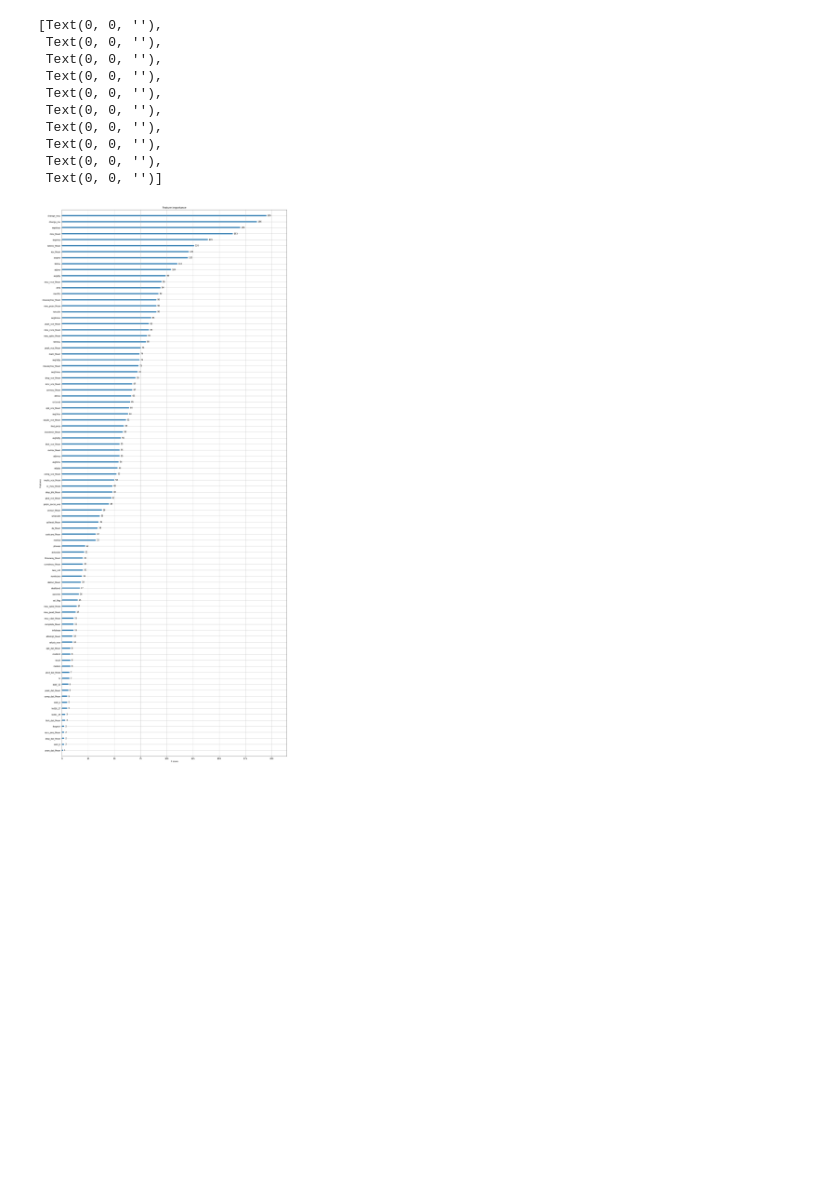
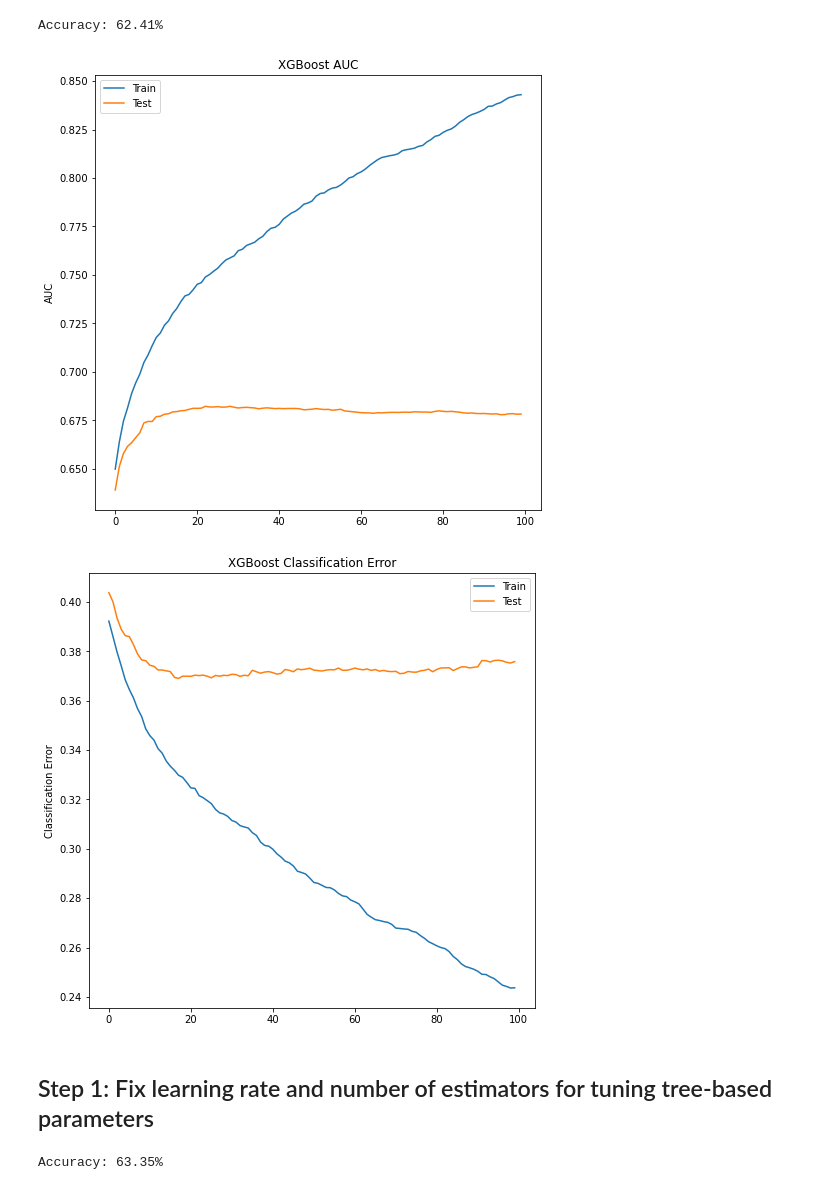
Before and after one commit to Jheel-patel/Predicting-Customer-Churn, a Jupyter notebook: Optimizing XGBoost.ipynb, the cells around one changed output. Saved outputs shown, nothing was run; the diff lists cells and outputs as text; code cells hidden in the pictures; blank space fills up the shorter version.

```diff
--- a/Optimizing XGBoost.ipynb
+++ b/Optimizing XGBoost.ipynb
@@ -163,29 +99,41 @@ plt.show()
-# %%
-# create dict to use later
-myfeatures = X_train.columns
-dict_features = dict(enumerate(myfeatures))
-
-# feat importance with names f1,f2,...
-axsub = xgb.plot_importance(final_gb )
-
-# get the original names back
-Text_yticklabels = list(axsub.get_yticklabels())
-dict_features = dict(enumerate(myfeatures))
-lst_yticklabels = [ Text_yticklabels[i].get_text().lstrip('f') for i in range(len(Text_yticklabels))]
-lst_yticklabels = [ dict_features[int(i)] for i in lst_yticklabels]
-
-axsub.set_yticklabels(lst_yticklabels)
-print(dict_features)
-plt.show()
-# %% [output]
-[Text(0, 0, ''),
- Text(0, 0, ''),
- Text(0, 0, ''),
- Text(0, 0, ''),
- Text(0, 0, ''),
- Text(0, 0, ''),
- Text(0, 0, ''),
- Text(0, 0, ''),
- Text(0, 0, ''),
- Text(0, 0, '')]
-[figure, removed]
+# %%
+dict1 = [ Text_yticklabels[i].get_text() for i in range(len(Text_yticklabels))]
+# %%
+#Choose the top 40 features
+
+X_feat = X[dict1[40:100]]
+# %%
+clf_xgb_feat = xgb.XGBClassifier()
+
+plot_errors(clf_xgb_feat,X_feat,y)
+# %% [output]
+Accuracy: 62.41%
+[figure, added]
+[figure, added]
+# %% [markdown]
+## Step 1: Fix learning rate and number of estimators for tuning tree-based parameters
+# %%
+X_train_fix, X_test_fix, y_train_fix, y_test_fix = train_test_split(X_feat, y, test_size=0.2,random_state=42)
+
+clf_xgb_fix = xgb.XGBClassifier(
+                     learning_rate =0.1,
+                     n_estimators=100,
+                     max_depth=5,
+                     min_child_weight=1,
+                     gamma=0,
+                     subsample=0.8,
+                     colsample_bytree=0.8,
+                     objective= 'binary:logistic',
+                     nthread=4,
+                     scale_pos_weight=1,
+                     seed=27)
+clf_xgb_fix.fit(X_train_fix, y_train_fix)
+
+y_pred = clf_xgb_fix.predict(X_test_fix)
+predictions = [round(value) for value in y_pred]
+
+# evaluate predictions
+accuracy = accuracy_score(y_test_fix, predictions)
+print("Accuracy: %.2f%%" % (accuracy * 100.0))
+# %% [output]
+Accuracy: 63.35%
```
Also changed, not shown: parts of 20 cells of this notebook, 4 other files.
